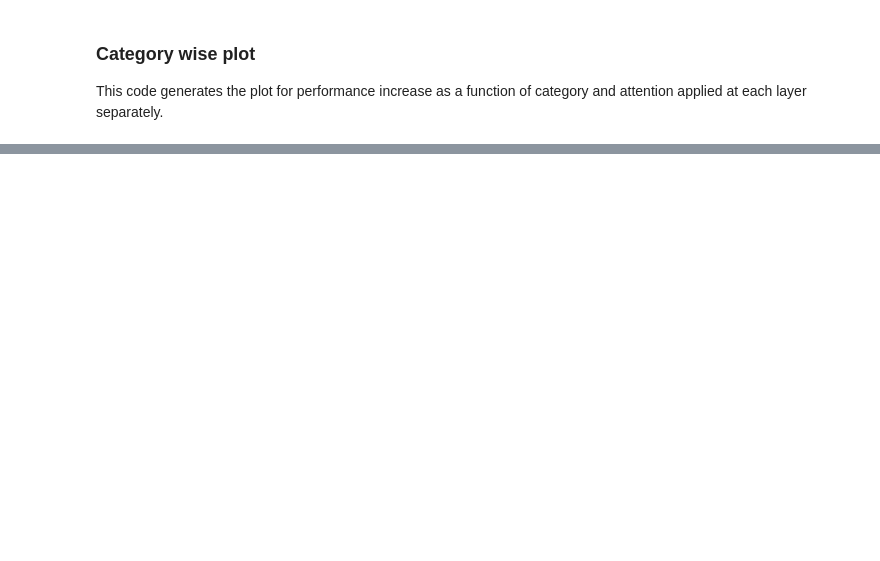
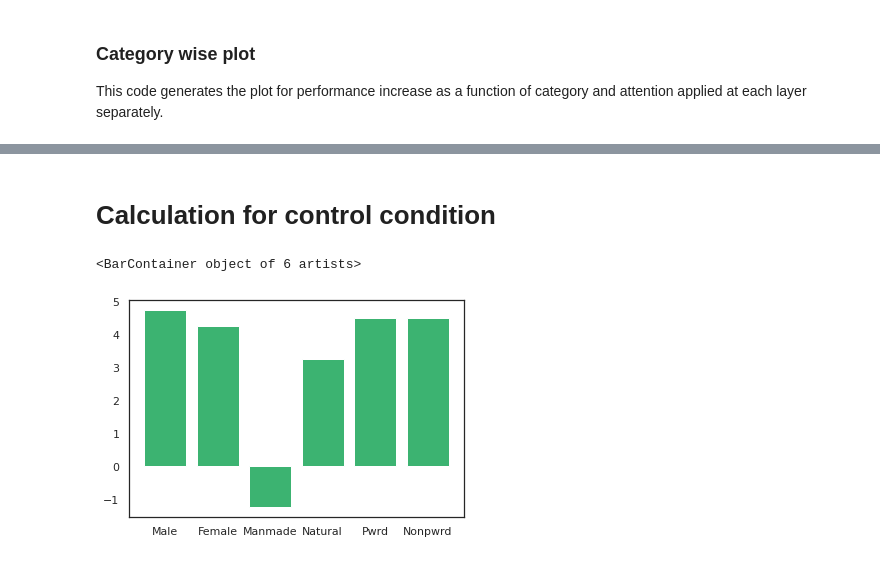
Before and after one commit to soukhind2/vgg16obj, a Jupyter notebook: Merge_set.ipynb, the cells around one changed output, grey strips where cells are left out. Drawn from its saved outputs; the diff is of its cells as text; code cells hidden in the pictures; blank space fills up the shorter version.

Commit message:
Control conditions added

```diff
--- a/Merge_set.ipynb
+++ b/Merge_set.ipynb
@@ -889,0 +987,34 @@ for x in range(3):
+# %% [markdown]
+# Calculation for control condition
+# %%
+acc = [0.69,0.72,0.85,0.73,0.68,0.63]
+
+gacc = np.load('tun_accuracy_multi0.0.npy')
+gacc = np.expand_dims(gacc,0)
+
+for i in np.arange(0.5,10,0.5):
+  temp = np.load('tun_accuracy_multi' + str(i) + '.npy')
+  temp = np.expand_dims(temp,0)
+  gacc = np.vstack((gacc,temp))
+strngs = np.arange(0.5,5,1)
+'''
+for i in np.arange(1,11,1):
+  temp = np.load('tun_accuracy_add' + str(i) + '.npy')
+  temp = np.expand_dims(temp,0)
+  gacc = np.vstack((gacc,temp))
+strngs = np.concatenate((strngs,np.arange(1,6,1)))'''
+y = np.amax(gacc,0).T
+
+
+plt_data = np.zeros(6)
+for i in range(1):
+  for j in range(6):
+    plt_data[j] = y[i,j] - acc[j]
+
+
+plt.bar(x = ['Male','Female','Manmade','Natural','Pwrd','Nonpwrd'],
+        height = plt_data.T*100,
+        color = 'mediumseagreen')
+# %% [output]
+<BarContainer object of 6 artists>
+[figure, added]
```
Also changed, not shown: parts of 15 cells of this notebook.
